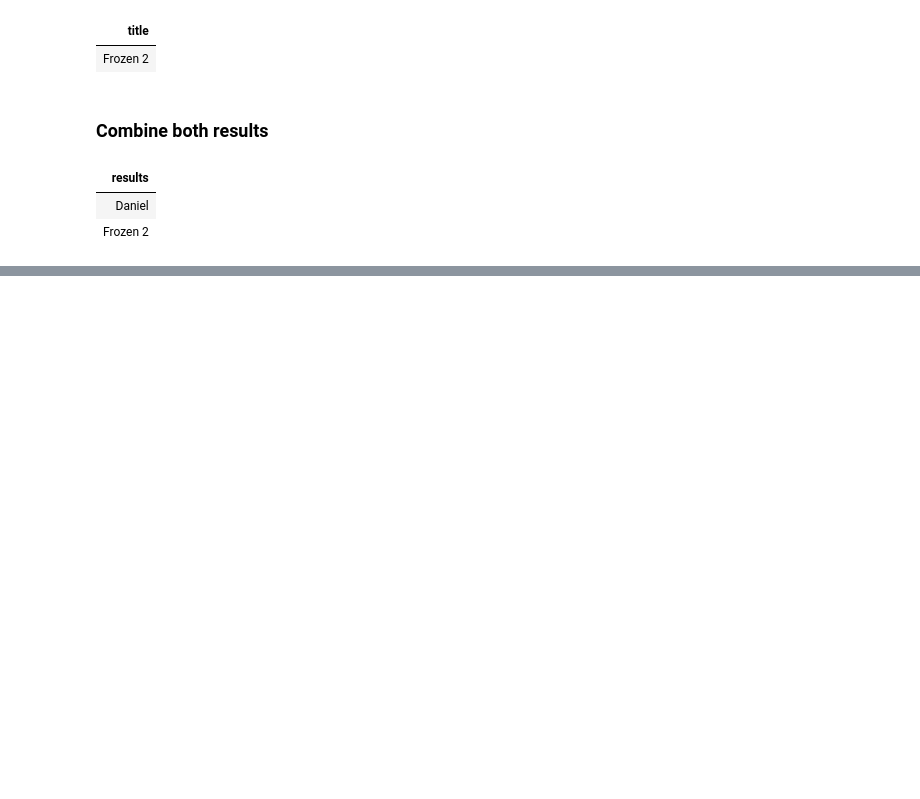
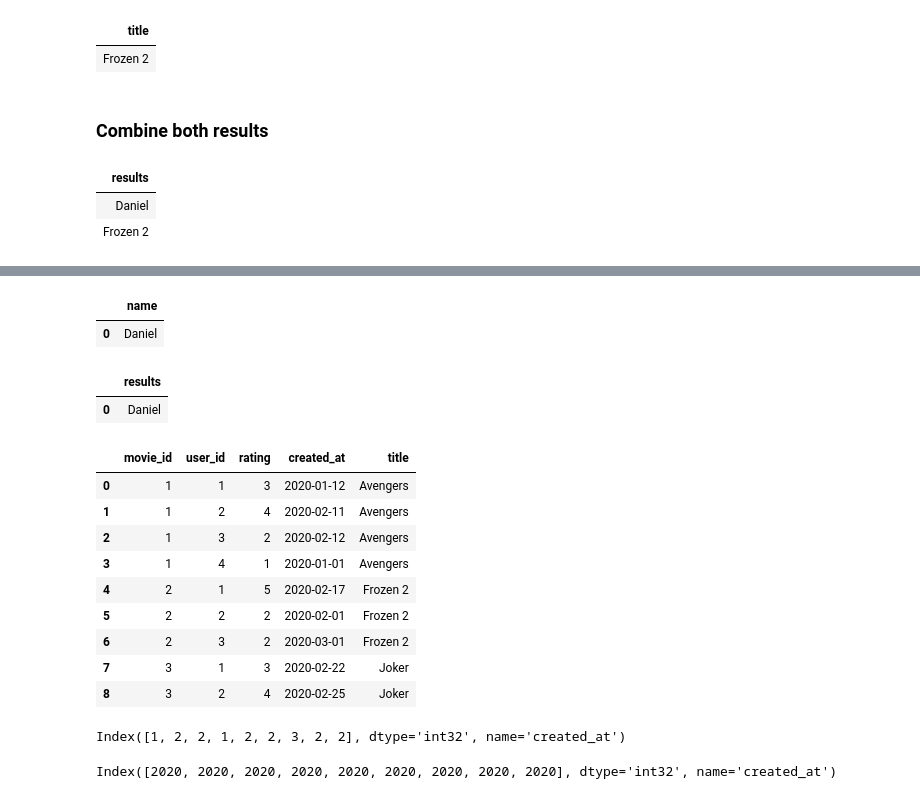
Before and after one commit to benkaan001/mysql_query_lab, a Jupyter notebook: mysql_query_lab/notebooks/leetcode50/06_03_movie_rating.ipynb, the cells around one changed output, grey strips where cells are left out. Saved outputs shown, nothing was run; the diff lists cells and outputs as text; code cells hidden in the pictures; blank space fills up the shorter version.

```diff
--- a/mysql_query_lab/notebooks/leetcode50/06_03_movie_rating.ipynb
+++ b/mysql_query_lab/notebooks/leetcode50/06_03_movie_rating.ipynb
@@ -281,0 +357,39 @@ LIMIT 1)
+# %%
+final_df_1 = merged_df.groupby('name') \
+    .agg(results=('name', 'count')) \
+    .sort_values(['results','name'], ascending=[False, True]) \
+    .reset_index() \
+    .head(1)[['name']]
+
+final_df_1
+# %% [output]
+|  | name |
+| 0 | Daniel |
+# %%
+final_df_1.rename(columns={'name': 'results'}, inplace=True)
+final_df_1
+# %% [output]
+|  | results |
+| 0 | Daniel |
+# %%
+merged_df = movie_rating_df.merge(movies_df, on='movie_id')
+merged_df
+# %% [output]
+|  | movie_id | user_id | rating | created_at | title |
+| 0 | 1 | 1 | 3 | 2020-01-12 | Avengers |
+| 1 | 1 | 2 | 4 | 2020-02-11 | Avengers |
+| 2 | 1 | 3 | 2 | 2020-02-12 | Avengers |
+| 3 | 1 | 4 | 1 | 2020-01-01 | Avengers |
+| 4 | 2 | 1 | 5 | 2020-02-17 | Frozen 2 |
+| 5 | 2 | 2 | 2 | 2020-02-01 | Frozen 2 |
+| 6 | 2 | 3 | 2 | 2020-03-01 | Frozen 2 |
+| 7 | 3 | 1 | 3 | 2020-02-22 | Joker |
+| 8 | 3 | 2 | 4 | 2020-02-25 | Joker |
+# %%
+pd.DatetimeIndex(merged_df['created_at']).month
+# %% [output]
+Index([1, 2, 2, 1, 2, 2, 3, 2, 2], dtype='int32', name='created_at')
+# %%
+pd.DatetimeIndex(merged_df['created_at']).year
+# %% [output]
+Index([2020, 2020, 2020, 2020, 2020, 2020, 2020, 2020, 2020], dtype='int32', name='created_at')
```
Also changed, not shown: parts of 13 cells of this notebook.
